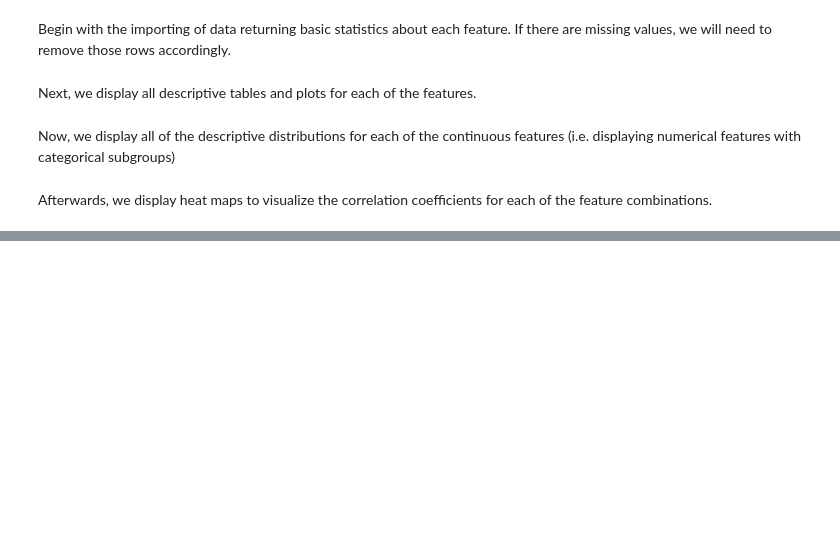
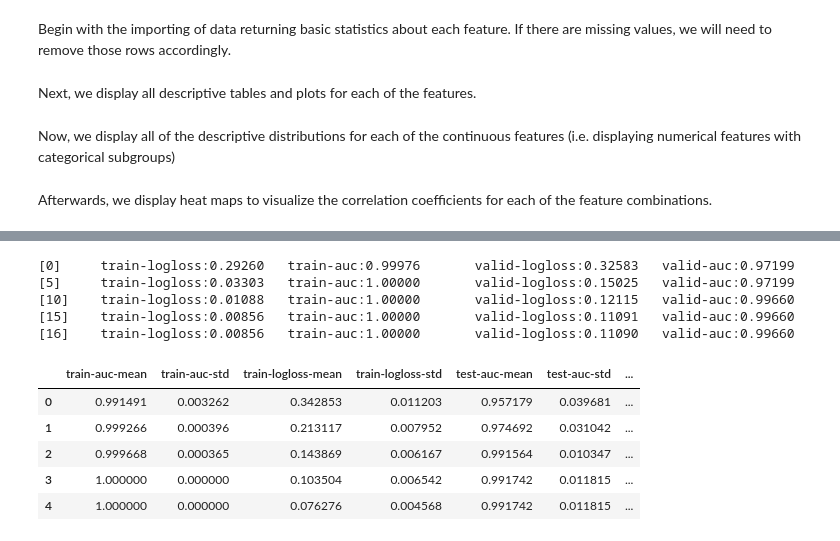
Before and after one commit to domziggy/pleiades, a Jupyter notebook: workshop.ipynb, the cells around one changed output, grey strips where cells are left out. Cells and saved outputs as stored; diff of their text form; code cells hidden in the pictures; blank space fills up the shorter version.

```diff
--- a/workshop.ipynb
+++ b/workshop.ipynb
@@ -33,0 +46,37 @@ Afterwards, we display heat maps to visualize the correlation coefficients for e
+# %%
+features = penguins[quantitative]
+specs = {'Adelie': 0, 'Gentoo': 1, 'Chinstrap': 0}
+outcomes = penguins['species']
+outcomes = [specs[item] for item in outcomes]
+
+# here would precede logic that accommodates feature sets and multiple outcome variables
+x_train, x_val, y_train, y_val = train_test_split(features, outcomes, test_size=0.3)
+train_data = xgb.DMatrix(x_train, label=y_train)
+val_data = xgb.DMatrix(x_val, label=y_val)
+
+params = {
+    'eta': 0.5,
+    'max_depth': 5,
+    'objective': 'binary:logistic',
+    'base_score': np.mean(y_train),
+    'eval_metric': ['logloss', 'auc']
+}
+
+model = xgb.train(params, train_data, 200, [(train_data,'train'),(val_data,'valid')], early_stopping_rounds=10, verbose_eval=5)
+
+xgb_train = xgb.cv(params, train_data, 100, 5, metrics=('auc','logloss'), early_stopping_rounds=10, verbose_eval=20, seed=7)
+xgb_val = xgb.cv(params, val_data, 200, 5, metrics=('auc','logloss'), early_stopping_rounds=10, verbose_eval=20, seed=7)
+
+xgb_val.head()
+# %% [output]
+[0]     train-logloss:0.29260   train-auc:0.99976       valid-logloss:0.32583   valid-auc:0.97199
+[5]     train-logloss:0.03303   train-auc:1.00000       valid-logloss:0.15025   valid-auc:0.97199
+[10]    train-logloss:0.01088   train-auc:1.00000       valid-logloss:0.12115   valid-auc:0.99660
+[15]    train-logloss:0.00856   train-auc:1.00000       valid-logloss:0.11091   valid-auc:0.99660
+[16]    train-logloss:0.00856   train-auc:1.00000       valid-logloss:0.11090   valid-auc:0.99660
+|  | train-auc-mean | train-auc-std | train-logloss-mean | train-logloss-std | test-auc-mean | test-auc-std | ... |
+| 0 | 0.991491 | 0.003262 | 0.342853 | 0.011203 | 0.957179 | 0.039681 | ... |
+| 1 | 0.999266 | 0.000396 | 0.213117 | 0.007952 | 0.974692 | 0.031042 | ... |
+| 2 | 0.999668 | 0.000365 | 0.143869 | 0.006167 | 0.991564 | 0.010347 | ... |
+| 3 | 1.000000 | 0.000000 | 0.103504 | 0.006542 | 0.991742 | 0.011815 | ... |
+| 4 | 1.000000 | 0.000000 | 0.076276 | 0.004568 | 0.991742 | 0.011815 | ... |
```
Also changed, not shown: parts of 4 cells of this notebook, 1 other file.
